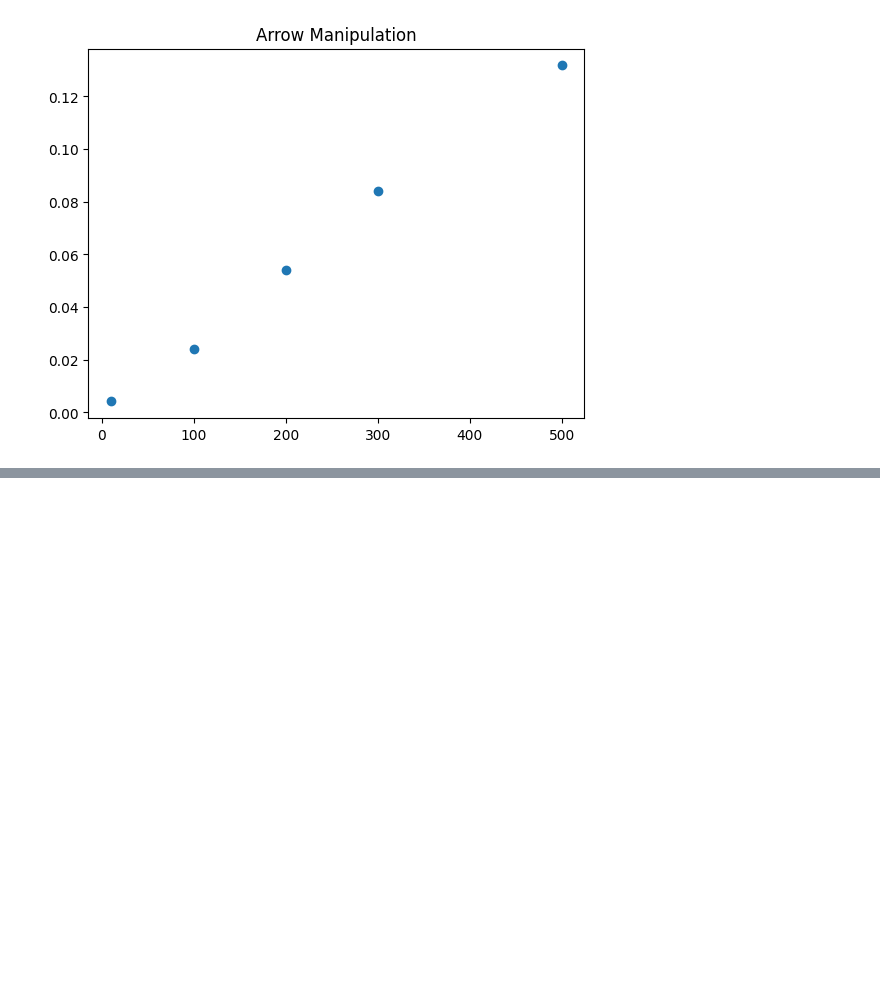
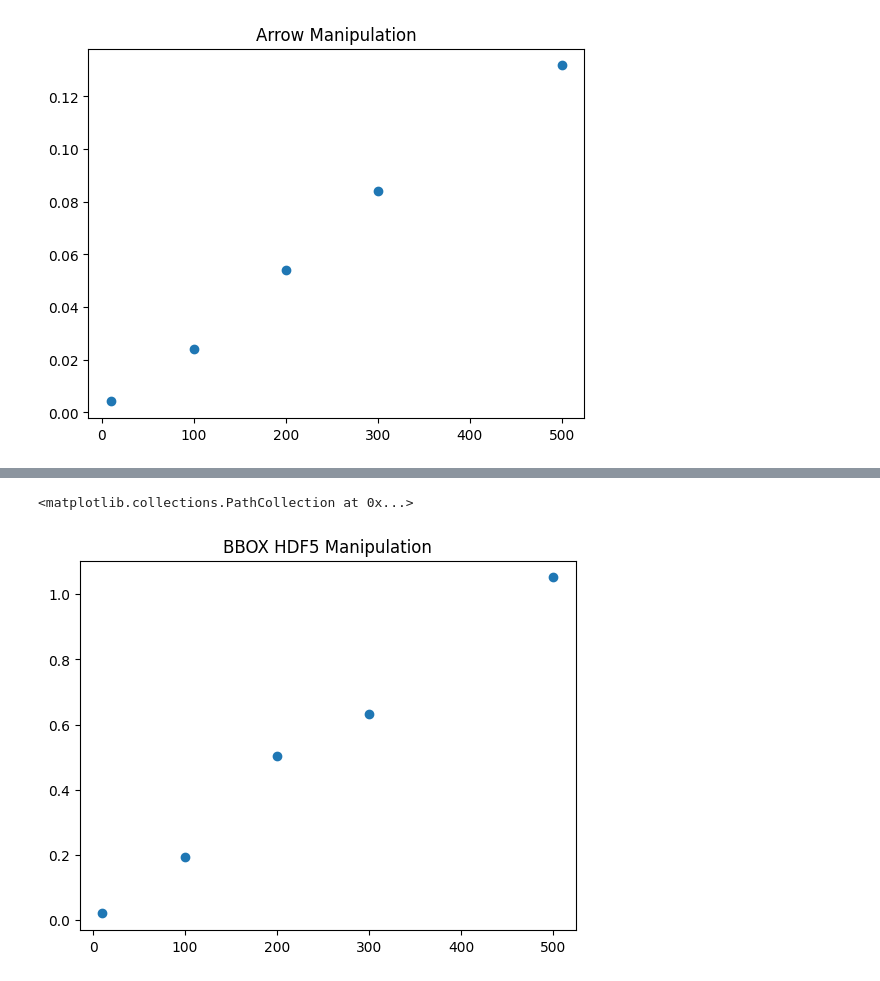
Before and after one commit to cristianoCarta/benchmarks, a Jupyter notebook: f2.ipynb, the cells around one changed output, grey strips where cells are left out. Saved outputs shown, nothing was run; the diff lists cells and outputs as text; code cells hidden in the pictures; blank space fills up the shorter version.

```diff
--- a/f2.ipynb
+++ b/f2.ipynb
@@ -170,0 +305,6 @@ NameError: name 't_manipulate_h5' is not defined
+# %%
+plt.title("BBOX HDF5 Manipulation")
+plt.scatter(N,t_manipulate_h5_bb)
+# %% [output]
+<matplotlib.collections.PathCollection at 0x...>
+[figure, added]
```
Also changed, not shown: parts of 10 cells of this notebook, 2 other files.
